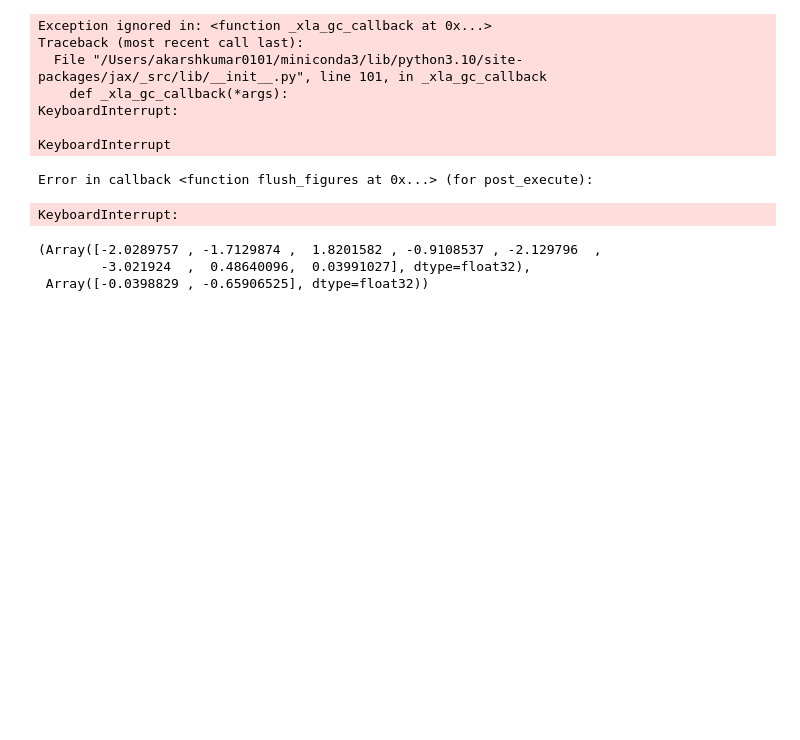
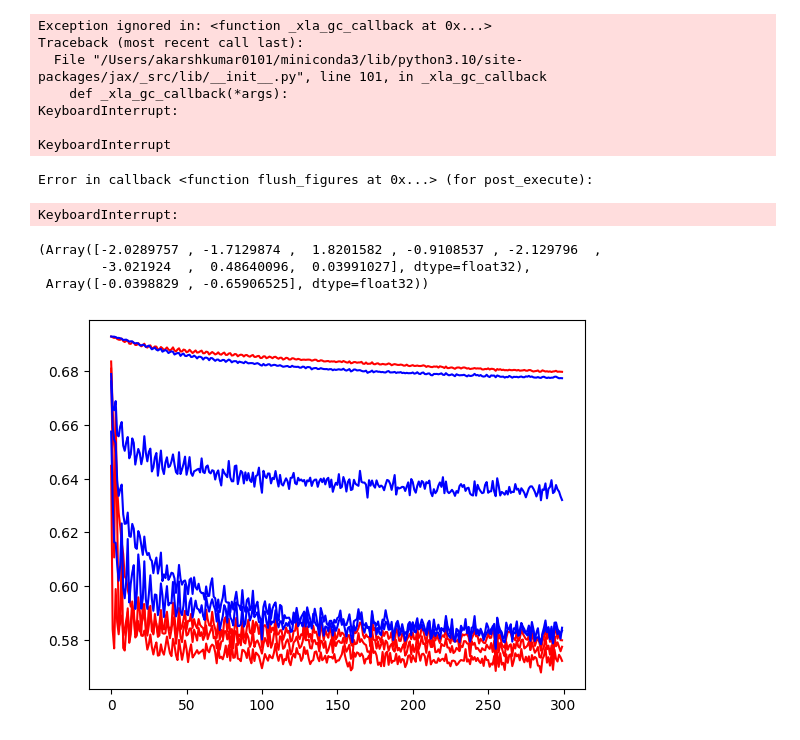
Before and after one commit to akarshkumar0101/synthetic-mdps, a Jupyter notebook: src/temp.ipynb, the cells around one changed output. Saved outputs shown, nothing was run; the diff lists cells and outputs as text; code cells hidden in the pictures; blank space fills up the shorter version.

```diff
--- a/src/temp.ipynb
+++ b/src/temp.ipynb
@@ -322,3 +367,19 @@ env.reset(rng, env_params)
 (Array([-2.0289757 , -1.7129874 ,  1.8201582 , -0.9108537 , -2.129796  ,
         -3.021924  ,  0.48640096,  0.03991027], dtype=float32),
  Array([-0.0398829 , -0.65906525], dtype=float32))
+# %%
+data = {}
+for d in os.listdir("../data/exp_trans_type/test/name=CartPole-v1;tl=500/"):
+    with open(f"../data/exp_trans_type/test/name=CartPole-v1;tl=500/{d}/losses.pkl", 'rb') as f:
+        data[d] = pickle.load(f).mean(axis=-1).mean(axis=-1)
+# %%
+a = np.zeros((4,4, 300))
+for i, iname in enumerate(['first', 'last', 'first_last', 'all']):
+    for j, jname in enumerate(['first', 'last', 'first_last', 'all']):
+        a[i, j] = data[f'{iname}_{jname}']
+# %%
+plt.plot(a[1].T, c='r')
+plt.plot(a[3].T, c='b')
+plt.show()
+# %% [output]
+[figure, added]
```
Also changed, not shown: parts of 7 cells of this notebook, 4 other files.
